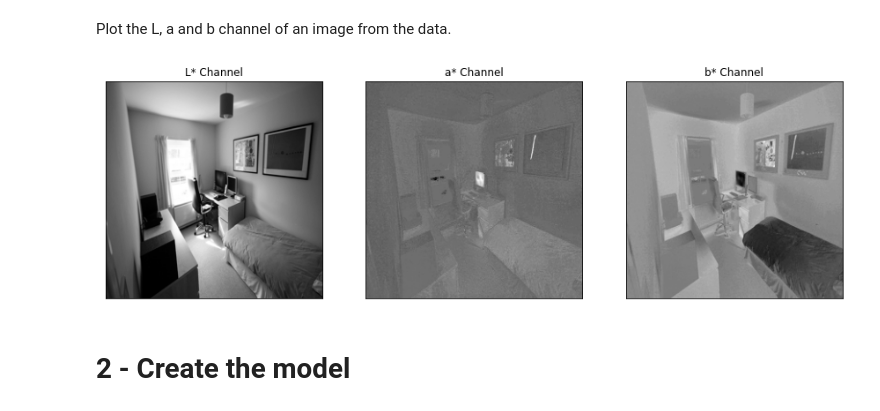
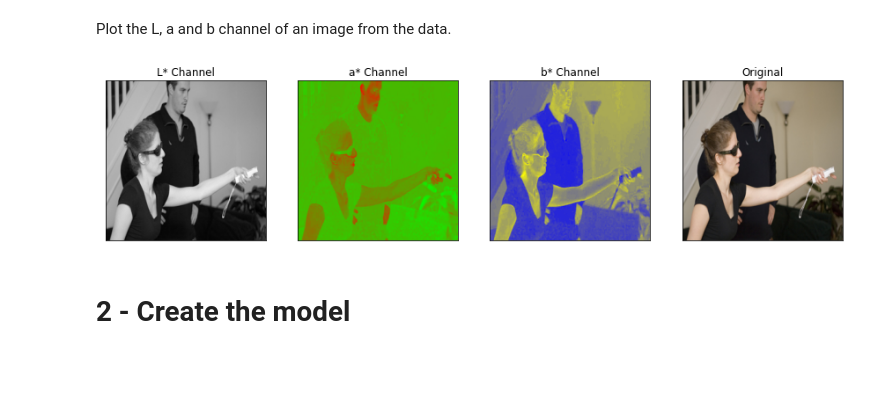
Before and after one commit to SalomonMalka/Black-and-white-image-colorization, a Jupyter notebook: Image_Colorization_with_U_Net_and_GAN_V0_cleaned.ipynb, the cells around one changed output. Drawn from its saved outputs; the diff is of its cells as text; code cells hidden in the pictures; blank space fills up the shorter version.

```diff
--- a/Image_Colorization_with_U_Net_and_GAN_V0_cleaned.ipynb
+++ b/Image_Colorization_with_U_Net_and_GAN_V0_cleaned.ipynb
@@ -139,32 +139,65 @@ Lenght of train and validation set batches: 500, 125
 # %% [markdown]
 Plot the L, a and b channel of an image from the data.
 # %%
+import matplotlib.colors as colors
+
+def lab_to_rgb(L, ab):
+    """
+    Takes a batch of images
+    """
+
+    L = (L + 1.) * 50.
+    ab = ab * 110.
+    Lab = torch.cat([L, ab], dim=1).permute(0, 2, 3, 1).cpu().numpy()
+    rgb_imgs = []
+    for img in Lab:
+        img_rgb = lab2rgb(img)
+        rgb_imgs.append(img_rgb)
+    return np.stack(rgb_imgs, axis=0)
+
 data = next(iter(train_dl))
 data['L'].shape
 data['ab'].shape
 
 L_channel = data['L'][0][0]
 a_channel = data['ab'][0][0]
 b_channel = data['ab'][0][1]
 
-fig, axes = plt.subplots(1,3 , figsize = (15,15))
+# Define the colors as RGB values
+green = (0, 1, 0)
+red = (1, 0, 0)
+blue = (0, 0, 1)
+yellow = (1, 1, 0)
+
+# Create a colormap in Matplotlib
+cmapGR = colors.LinearSegmentedColormap.from_list('Green_Red', [green, red])
+cmapBY = colors.LinearSegmentedColormap.from_list('Blue_Yellow', [blue, yellow])
+
+fig, axes = plt.subplots(1, 4, figsize = (15,15))
 axes[0].imshow(L_channel, cmap = 'gray')
 axes[0].set_xticks([])
 axes[0].set_yticks([])
 axes[0].set_title("L* Channel")
 
-axes[1].imshow(a_channel, cmap = 'gray')
+axes[1].imshow(a_channel, cmap = cmapGR)
 axes[1].set_xticks([])
 axes[1].set_yticks([])
 axes[1].set_title("a* Channel")
 
-axes[2].imshow(b_channel, cmap = 'gray')
+axes[2].imshow(b_channel, cmap = cmapBY)
 axes[2].set_xticks([])
 axes[2].set_yticks([])
 axes[2].set_title("b* Channel")
+
+rgb_image = lab_to_rgb(data['L'],data['ab'])[0]
+
+axes[3].imshow(rgb_image)
+axes[3].set_xticks([])
+axes[3].set_yticks([])
+axes[3].set_title("Original")
 plt.show()
 # %% [output]
-[figure, old version]
+[figure, new version]
 # %% [markdown]
 # 2 - Create the model
 # %% [markdown]
```
Also changed, not shown: parts of 6 cells of this notebook.
